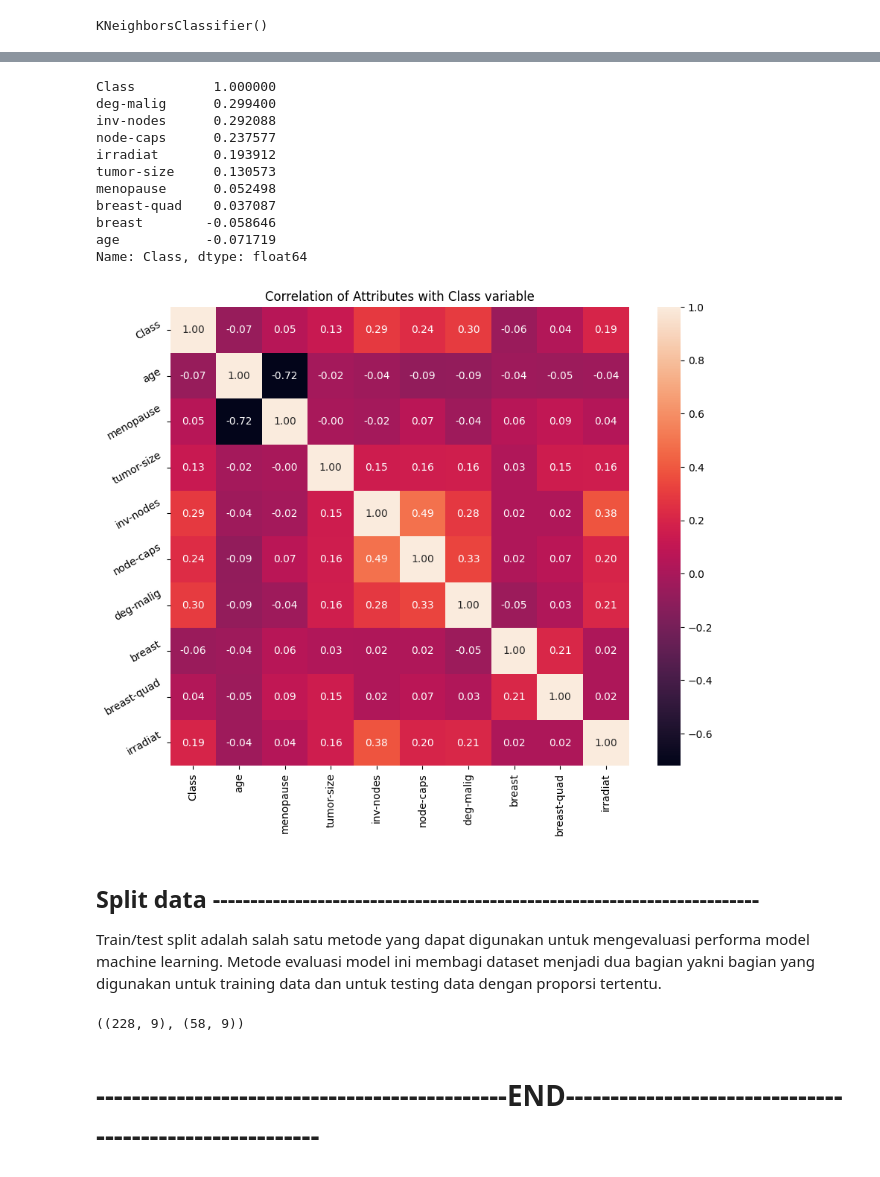
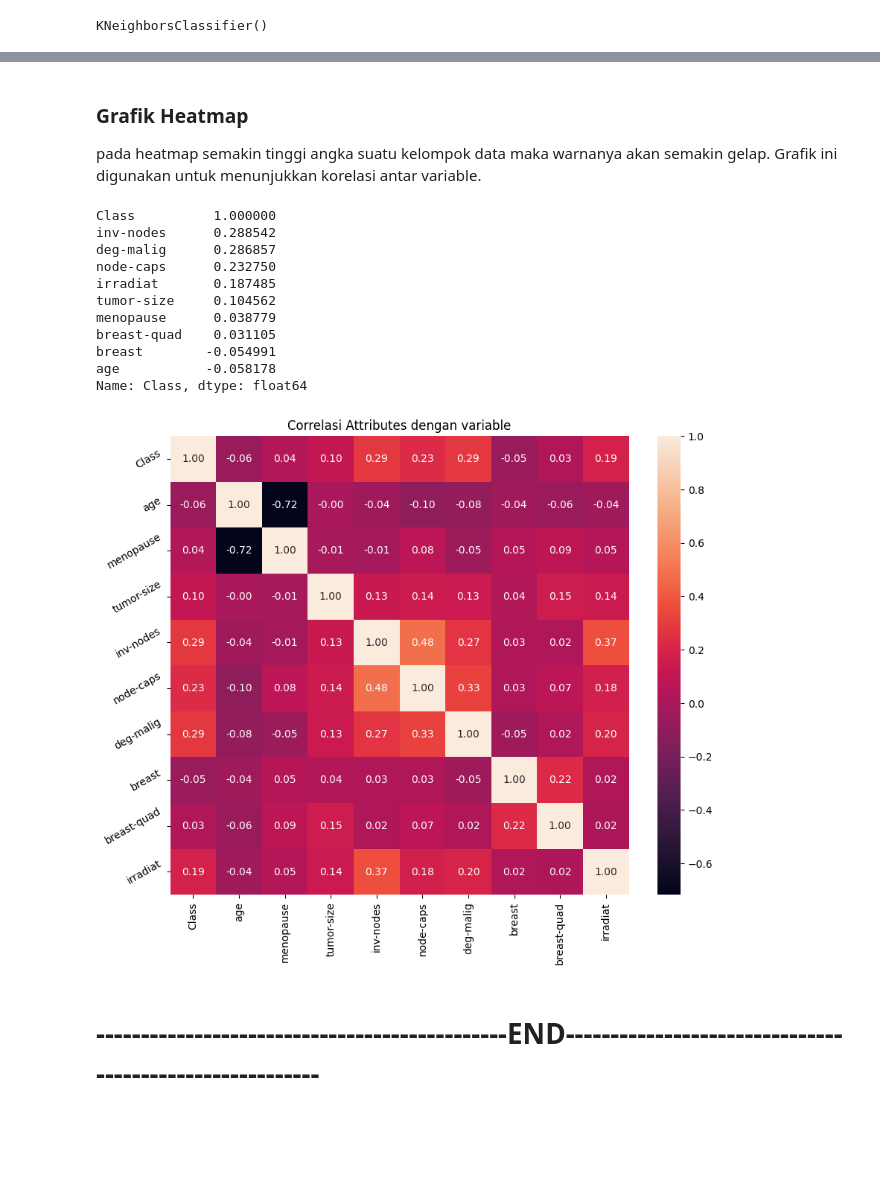
Before and after one commit to Dimassasongko093/Tugas_KB, a Jupyter notebook: Classification/Classification breast-cancer.csv Metode KNN Kel_6.ipynb, the cells around one changed output, grey strips where cells are left out. Cells and saved outputs as stored; diff of their text form; code cells hidden in the pictures; blank space fills up the shorter version.

```diff
--- a/Classification/Classification breast-cancer.csv Metode KNN Kel_6.ipynb
+++ b/Classification/Classification breast-cancer.csv Metode KNN Kel_6.ipynb
@@ -166,8 +162,9 @@ dataset_duplicate.duplicated().sum()
 # %% [output]
 14
 # %%
-dataset_duplicate.drop_duplicates(inplace=True)
-dataset_duplicate.duplicated().sum()
+# Membersih kan data duplikat
+df.drop_duplicates(inplace=True)
+df.duplicated().sum()
 # %% [output]
 0
 # %% [markdown]
@@ -322,28 +332,29 @@ plt.show()
+# %% [markdown]
+### Grafik Heatmap
+pada heatmap semakin tinggi angka suatu kelompok data maka warnanya akan semakin gelap. Grafik ini digunakan untuk menunjukkan korelasi antar variable.
 # %%
 correlation = df.corr()
 # %%
+# data di sort untuk jasil yang lebih akurat
 correlation['Class'].sort_values(ascending=False)
 # %% [output]
 Class          1.000000
-deg-malig      0.299400
-inv-nodes      0.292088
-node-caps      0.237577
-irradiat       0.193912
-tumor-size     0.130573
-menopause      0.052498
-breast-quad    0.037087
-breast        -0.058646
-age           -0.071719
+inv-nodes      0.288542
+deg-malig      0.286857
+node-caps      0.232750
+irradiat       0.187485
+tumor-size     0.104562
+menopause      0.038779
+breast-quad    0.031105
+breast        -0.054991
+age           -0.058178
 Name: Class, dtype: float64
 # %%
 plt.figure(figsize=(10,8))
-plt.title('Correlation of Attributes with Class variable')
+plt.title('Correlasi Attributes dengan variable')
 a = sns.heatmap(correlation, square=True, annot=True, fmt='.2f', linecolor='white')
 a.set_xticklabels(a.get_xticklabels(), rotation=90)
 a.set_yticklabels(a.get_yticklabels(), rotation=30)
 plt.show()
 # %% [output]
-[figure, old version]
+[figure, new version]
-# %% [markdown]
-## Split data  -------------------------------------------------------------------------
-Train/test split adalah salah satu metode yang dapat digunakan untuk mengevaluasi performa model machine learning. Metode evaluasi model ini membagi dataset menjadi dua bagian yakni bagian yang digunakan untuk training data dan untuk testing data dengan proporsi tertentu.
@@ -356,7 +361,2 @@ x_train, x_test, y_train, y_test = train_test_split(x, y, test_size = 0.2, rando
-# %%
-# check the shape of X_train and X_test
-x_train.shape, x_test.shape
-# %% [output]
-((228, 9), (58, 9))
 # %% [markdown]
 # ----------------------------------------------END--------------------------------------------------------
```
Also changed, not shown: parts of 34 cells of this notebook.
